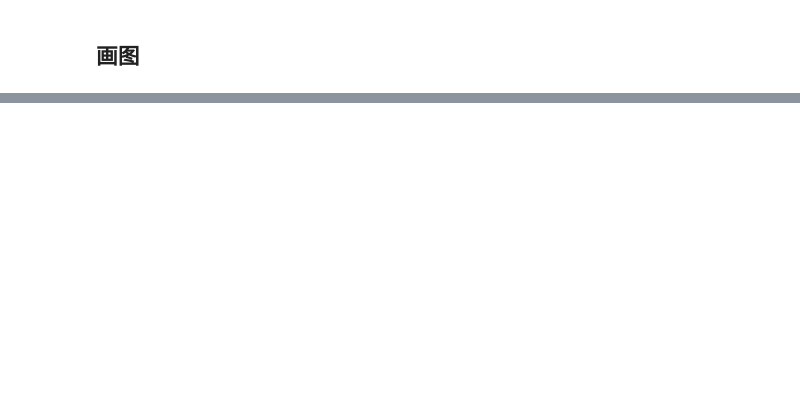
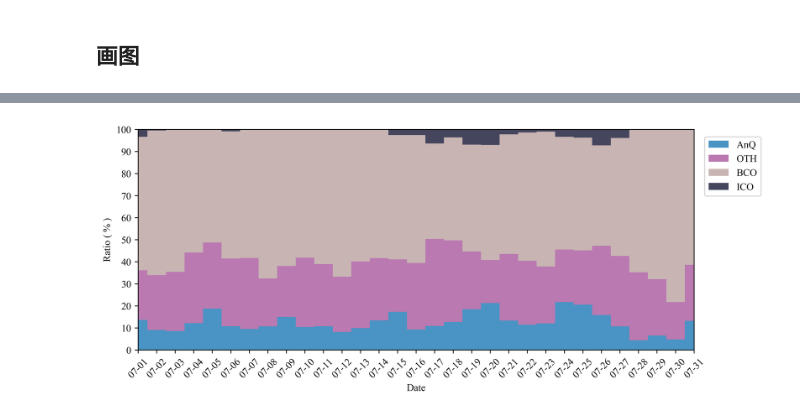
Before and after one commit to Iphisxu/AQ_2307, a Jupyter notebook: scripts/Plot_ISAM/O3_ratio.ipynb, the cells around one changed output, grey strips where cells are left out. Cells and saved outputs as stored; diff of their text form; code cells hidden in the pictures; blank space fills up the shorter version.

```diff
--- a/scripts/Plot_ISAM/O3_ratio.ipynb
+++ b/scripts/Plot_ISAM/O3_ratio.ipynb
@@ -249,0 +186,34 @@ plt.show()
+# %%
+monthdays = 31
+ts = np.arange(0, monthdays)
+
+data = {
+    'AnQ' : {'label': 'AnQ', 'color': '#4994c4'},
+    'OTH': {'label': 'OTH', 'color': '#ba79b1'},
+    'BCO': {'label': 'BCO', 'color': '#c8b5b3'},
+    'ICO': {'label': 'ICO', 'color': '#45465e'}
+}
+
+fig, ax = plt.subplots(figsize=(10, 4), dpi=500)
+
+bottom = np.zeros(len(ts))
+
+for key, value in data.items():
+    b = ax.bar(ts, df_ratio_region[key], bottom=bottom, color=value['color'], width=1)
+    bottom += df_ratio_region[key]
+    data[key]['bar'] = b
+
+ax.legend([data[key]['bar'][0] for key in data.keys()],
+          [data[key]['label'] for key in data.keys()],
+          bbox_to_anchor=(1.01,0.99))
+ax.set_xlabel('Date')
+ax.set_ylabel('Ratio ( % )')
+ax.set_xticks(np.arange(0, monthdays))
+ax.set_xticklabels(pd.date_range(timestart,timeend,freq='D').strftime('%m-%d'), rotation=45)
+ax.set_yticks(np.arange(0, 101, 10))
+ax.set_ylim(0, 100)
+ax.set_xlim(0, monthdays-1)
+
+plt.show()
+# %% [output]
+[figure, added]
```
Also changed, not shown: parts of 16 cells of this notebook, 8 other files.
